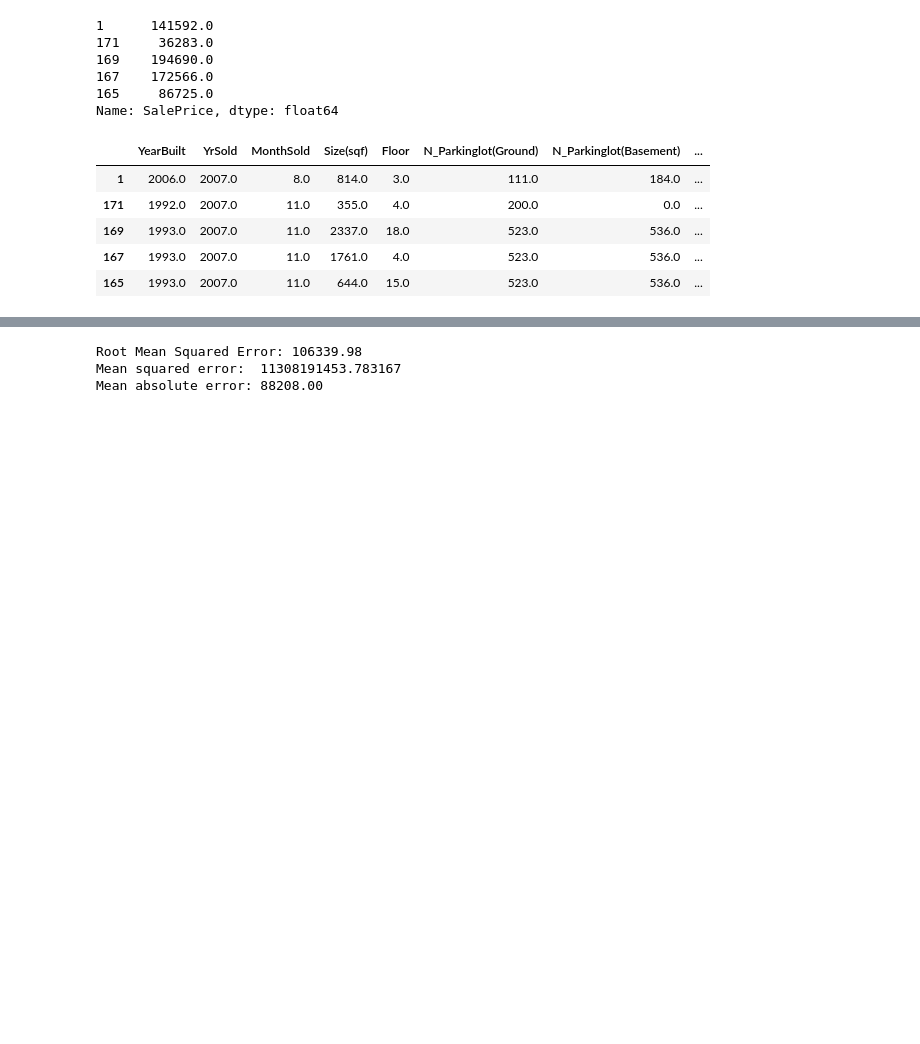
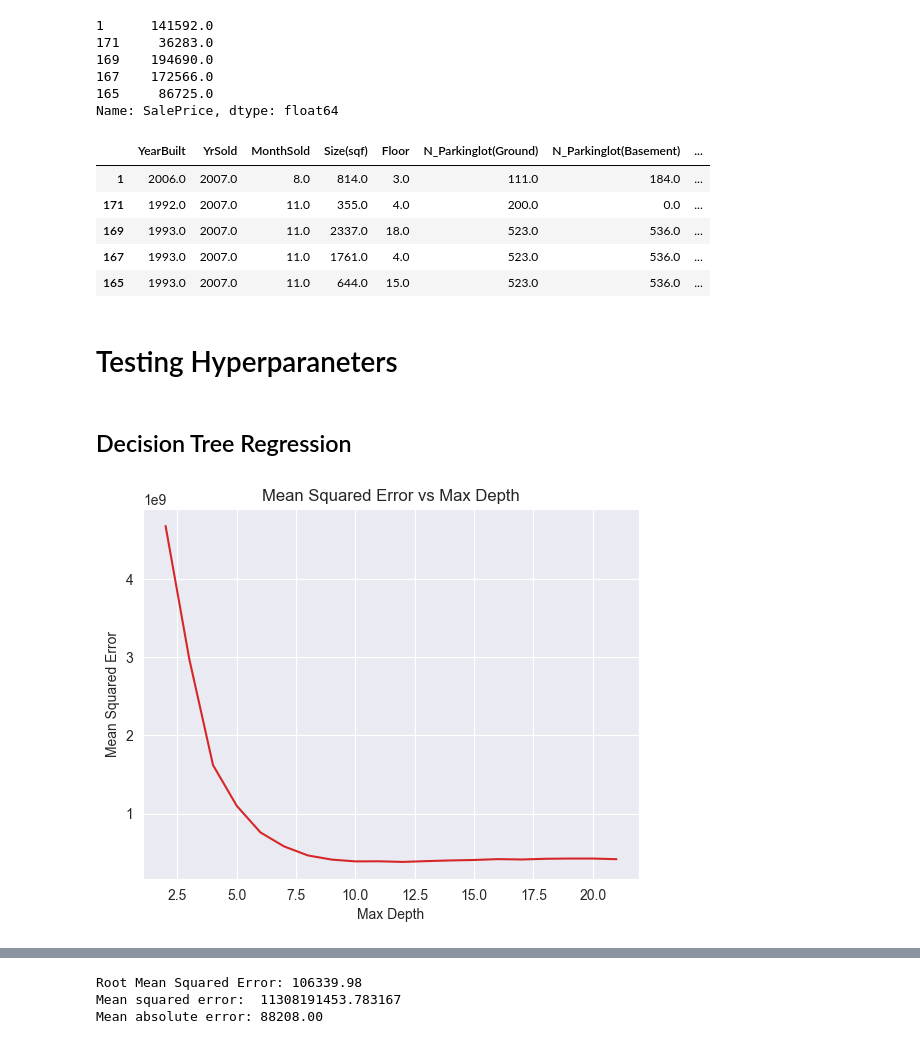
Before and after one commit to MJ-Peters/INAI-Property-Value-Prediction-Coursework, a Jupyter notebook: Coursework Question One.ipynb, the cells around one changed output, grey strips where cells are left out. Cells and saved outputs as stored; diff of their text form; code cells hidden in the pictures; blank space fills up the shorter version.

Commit message:
3 seperate plots to test decision tree regression parameters

```diff
--- a/Coursework Question One.ipynb
+++ b/Coursework Question One.ipynb
@@ -78,3 +78,34 @@ features.head()
 | 169 | 1993.0 | 2007.0 | 11.0 | 2337.0 | 18.0 | 523.0 | 536.0 | ... |
 | 167 | 1993.0 | 2007.0 | 11.0 | 1761.0 | 4.0 | 523.0 | 536.0 | ... |
 | 165 | 1993.0 | 2007.0 | 11.0 | 644.0 | 15.0 | 523.0 | 536.0 | ... |
+# %% [markdown]
+# Testing Hyperparaneters
+# %% [markdown]
+## Decision Tree Regression
+# %%
+# Testing the effect of max depth
+max_depth = [i+2 for i in range(20)]
+ms_errors = []
+
+for i in max_depth:
+    # Creating the tree regressor object
+    DTR_HP = DecisionTreeRegressor(max_depth=i)
+
+    # Fitting the tree regressor to the training data
+    DTR_HP.fit(x_train, y_train)
+
+    # Making predictions on the test data
+    DTR_HP_y_pred = DTR_HP.predict(x_test)
+
+    # Evaluating the model using mean squared error and root mean squared error
+    DTR_HP_mse = mean_squared_error(y_test, DTR_HP_y_pred)
+    ms_errors.append(DTR_HP_mse)
+
+# Plotting the results
+plt.plot(max_depth, ms_errors, c="tab:red")
+plt.xlabel("Max Depth")
+plt.ylabel("Mean Squared Error")
+plt.title("Mean Squared Error vs Max Depth")
+plt.show()
+# %% [output]
+[figure, added]
```
Also changed, not shown: parts of 9 cells of this notebook.
